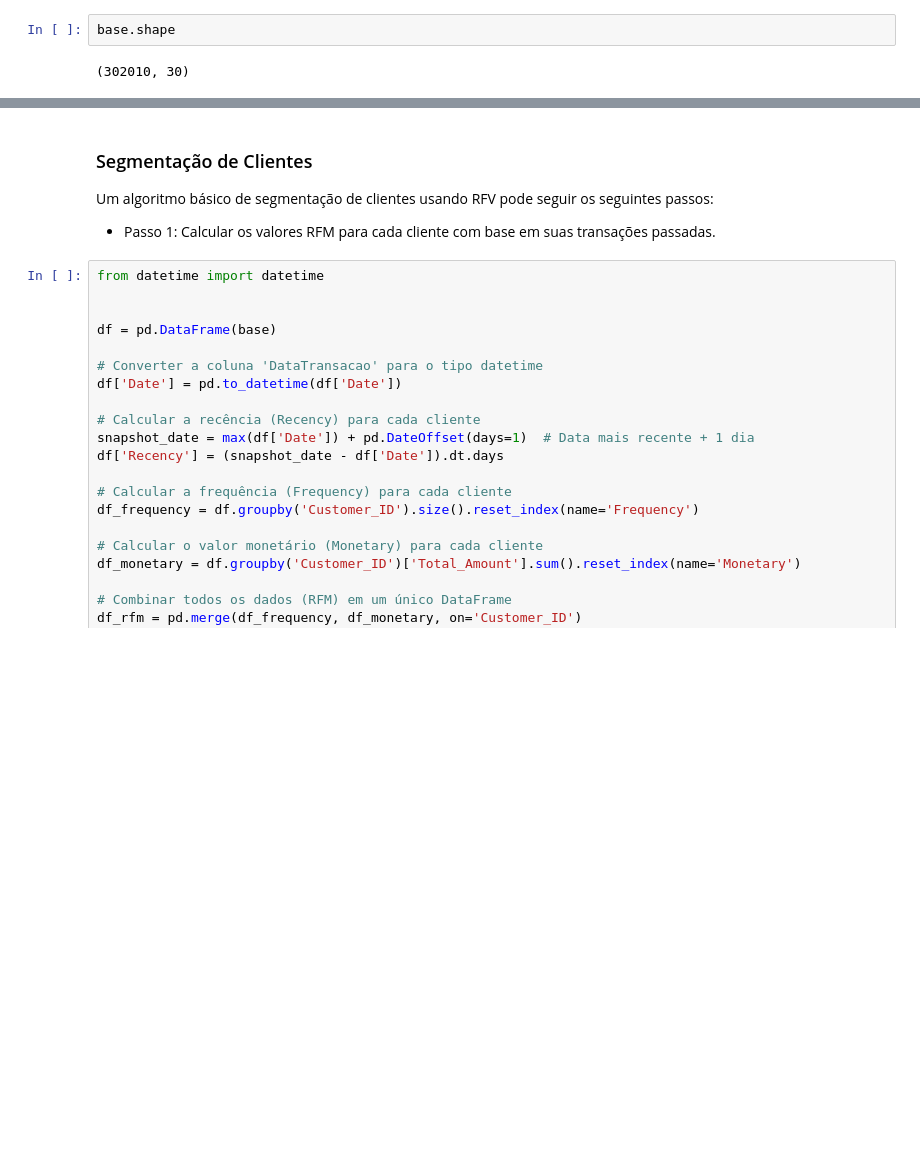
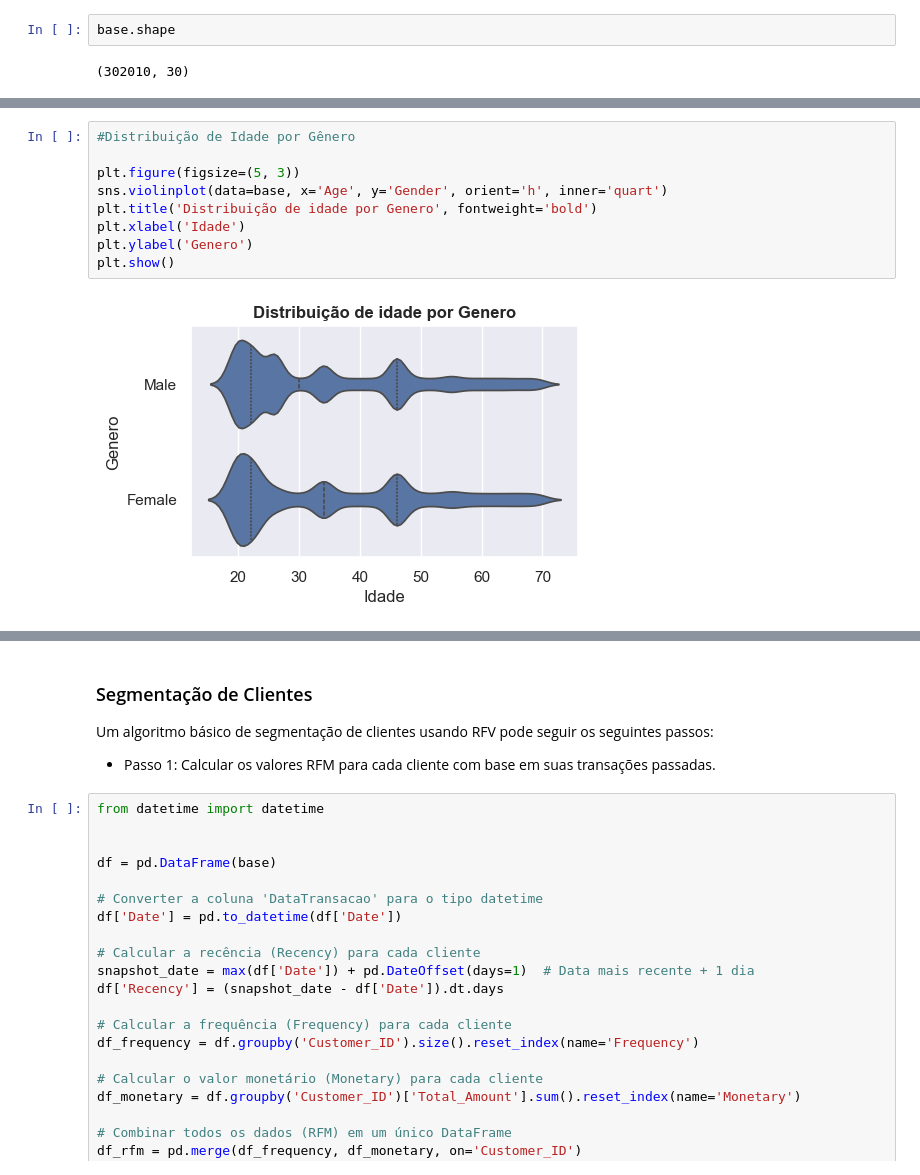
Before and after one commit to menezescarlos/ECOMMERCE, a Jupyter notebook: ecommerce.ipynb, the cells around one changed output, grey strips where cells are left out. Saved outputs shown, nothing was run; the diff lists cells and outputs as text; blank space fills up the shorter version.

```diff
--- a/ecommerce.ipynb
+++ b/ecommerce.ipynb
@@ -48,0 +162,11 @@ memory usage: 69.1+ MB
+# %%
+#Distribuição de Idade por Gênero
+
+plt.figure(figsize=(5, 3))
+sns.violinplot(data=base, x='Age', y='Gender', orient='h', inner='quart')
+plt.title('Distribuição de idade por Genero', fontweight='bold')
+plt.xlabel('Idade')
+plt.ylabel('Genero')
+plt.show()
+# %% [output]
+[figure, added]
```
Also changed, not shown: parts of 19 cells of this notebook.
